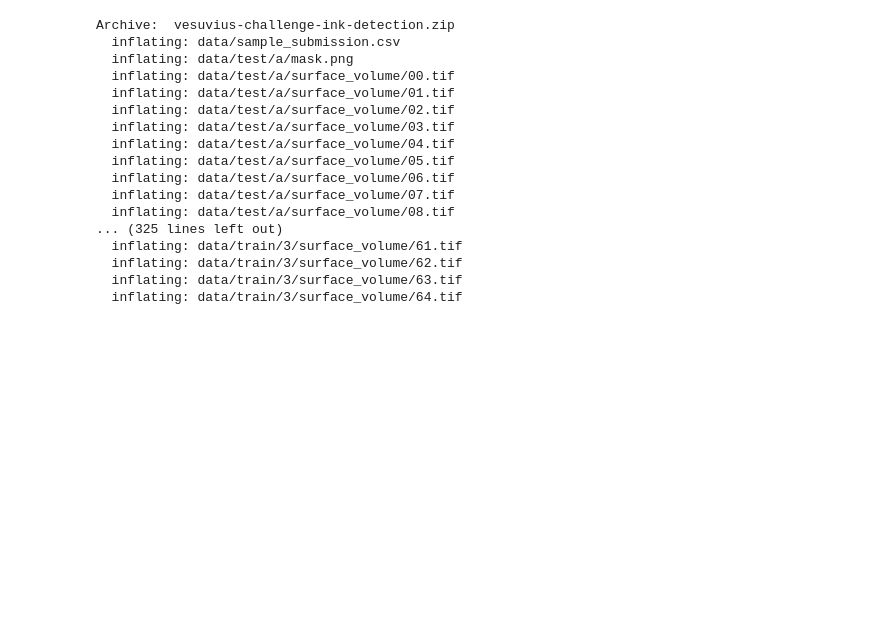
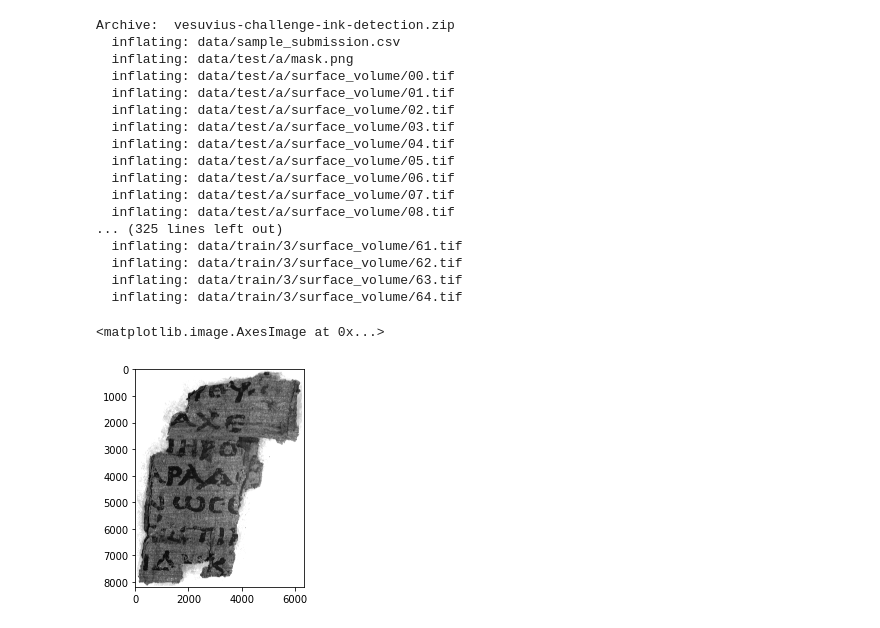
Before and after one commit to gopinathak-geek/vesuvius-challenge-ink-detection, a Jupyter notebook: data.ipynb, the cells around one changed output. Cells and saved outputs as stored; diff of their text form; code cells hidden in the pictures; blank space fills up the shorter version.

```diff
--- a/data.ipynb
+++ b/data.ipynb
@@ -36,0 +47,5 @@ Archive:  vesuvius-challenge-ink-detection.zip
+# %%
+plt.imshow(Image.open("data/train/1/ir.png"), cmap="gray")
+# %% [output]
+<matplotlib.image.AxesImage at 0x...>
+[figure, added]
```
Also changed, not shown: parts of 7 cells of this notebook.
